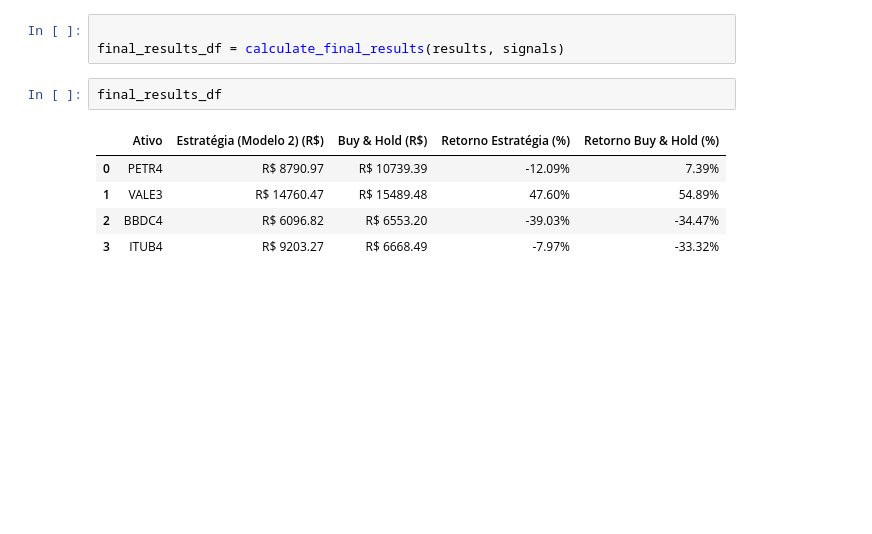
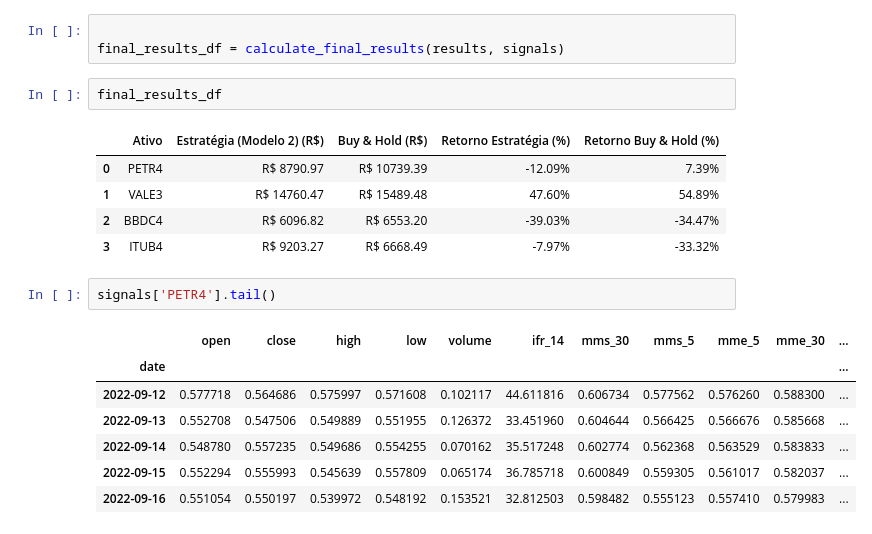
Before and after one commit to MarcosSouza257/IEEE_ID9184, a Jupyter notebook: backtest.ipynb, the cells around one changed output. Drawn from its saved outputs; the diff is of its cells as text; blank space fills up the shorter version.

```diff
--- a/backtest.ipynb
+++ b/backtest.ipynb
@@ -130,3 +127,13 @@ final_results_df
 | 1 | VALE3 | R$ 14760.47 | R$ 15489.48 | 47.60% | 54.89% |
 | 2 | BBDC4 | R$ 6096.82 | R$ 6553.20 | -39.03% | -34.47% |
 | 3 | ITUB4 | R$ 9203.27 | R$ 6668.49 | -7.97% | -33.32% |
+# %%
+signals['PETR4'].tail()
+# %% [output]
+|  | open | close | high | low | volume | ifr_14 | mms_30 | mms_5 | mme_5 | mme_30 | ... |
+| date |  |  |  |  |  |  |  |  |  |  | ... |
+| 2022-09-12 | 0.577718 | 0.564686 | 0.575997 | 0.571608 | 0.102117 | 44.611816 | 0.606734 | 0.577562 | 0.576260 | 0.588300 | ... |
+| 2022-09-13 | 0.552708 | 0.547506 | 0.549889 | 0.551955 | 0.126372 | 33.451960 | 0.604644 | 0.566425 | 0.566676 | 0.585668 | ... |
+| 2022-09-14 | 0.548780 | 0.557235 | 0.549686 | 0.554255 | 0.070162 | 35.517248 | 0.602774 | 0.562368 | 0.563529 | 0.583833 | ... |
+| 2022-09-15 | 0.552294 | 0.555993 | 0.545639 | 0.557809 | 0.065174 | 36.785718 | 0.600849 | 0.559305 | 0.561017 | 0.582037 | ... |
+| 2022-09-16 | 0.551054 | 0.550197 | 0.539972 | 0.548192 | 0.153521 | 32.812503 | 0.598482 | 0.555123 | 0.557410 | 0.579983 | ... |
```
Also changed, not shown: parts of 1 cell of this notebook, 5 other files.
